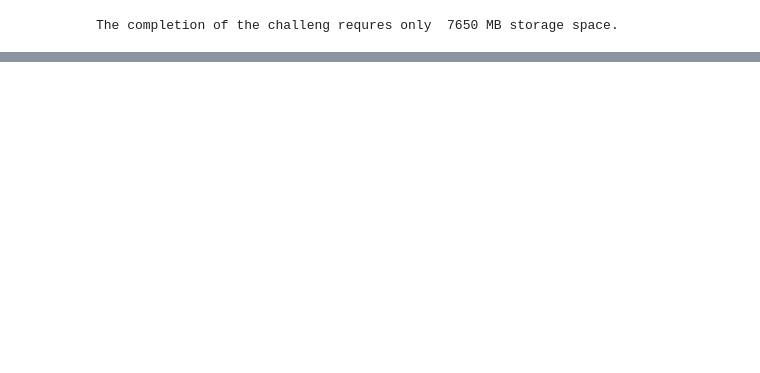
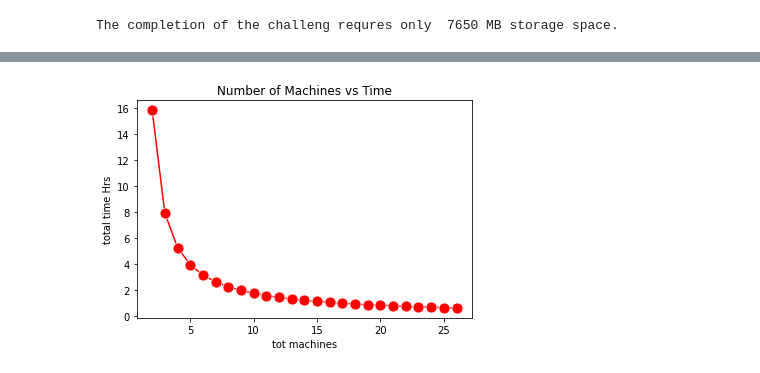
Before and after one commit to ilante/BDP-projcect-aws-main, a Jupyter notebook: stats/HTcondor_stats.ipynb, the cells around one changed output, grey strips where cells are left out. Saved outputs shown, nothing was run; the diff lists cells and outputs as text; code cells hidden in the pictures; blank space fills up the shorter version.

```diff
--- a/stats/HTcondor_stats.ipynb
+++ b/stats/HTcondor_stats.ipynb
@@ -367,0 +409,9 @@ The completion of the challeng requres only  7650 MB storage space.
+# %%
+# t_c_nm = pd.read_csv('./time_cost_machine.csv', sep=',')
+# fixing typo
+# t_c_nm['machines'] = t_c_nm['machienes']
+# drop uneeded cols
+# t_c_nm.drop(['cost per hour','hour per job', 'jobs pairs', 'jobs per machine', 'jobs', 'Unnamed: 7'], axis=1, inplace=True)
+
+t_c_nm['tot machines'] = t_c_nm['main node'] + t_c_nm['worker nodes']
+t_c_nm
@@ -367,0 +436,10 @@ The completion of the challeng requres only  7650 MB storage space.
+# %%
+ax = sn.lineplot(data=t_c_nm, x='tot machines', y='total time Hrs', markersize=11, marker="o", color="red")
+# ax.twinx()
+
+ax.set(title='Number of Machines vs Time')
+fig1 = ax.get_figure()
+fig1.savefig('/Users/ila/01_unibo/BDP-projcect-aws-main/stats/n_machines_time.png')
+# fig1.savefig('/Users/ila/01_unibo/BDP-projcect-aws-main/stats/n_machines_time.pdf')
+# %% [output]
+[figure, added]
```
Also changed, not shown: parts of 29 cells of this notebook.
